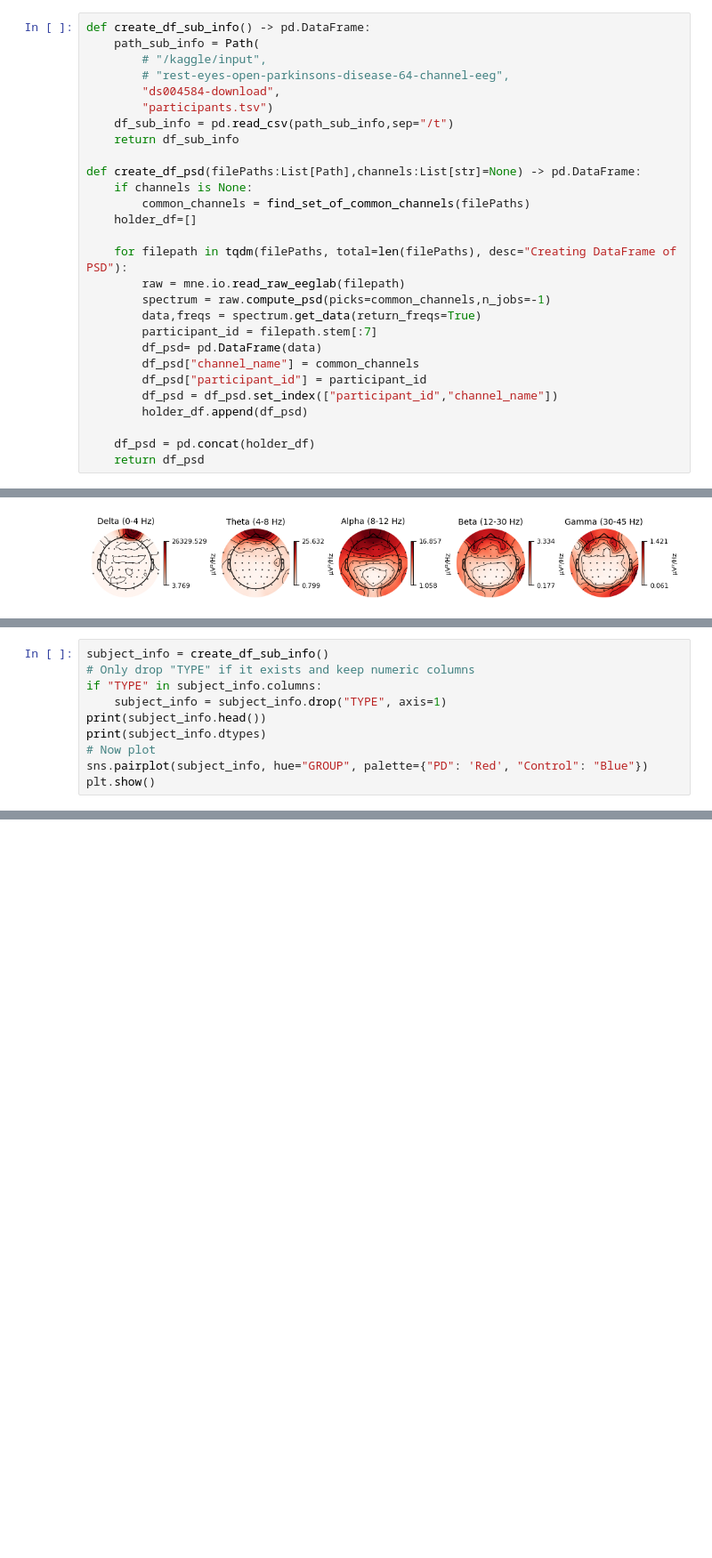
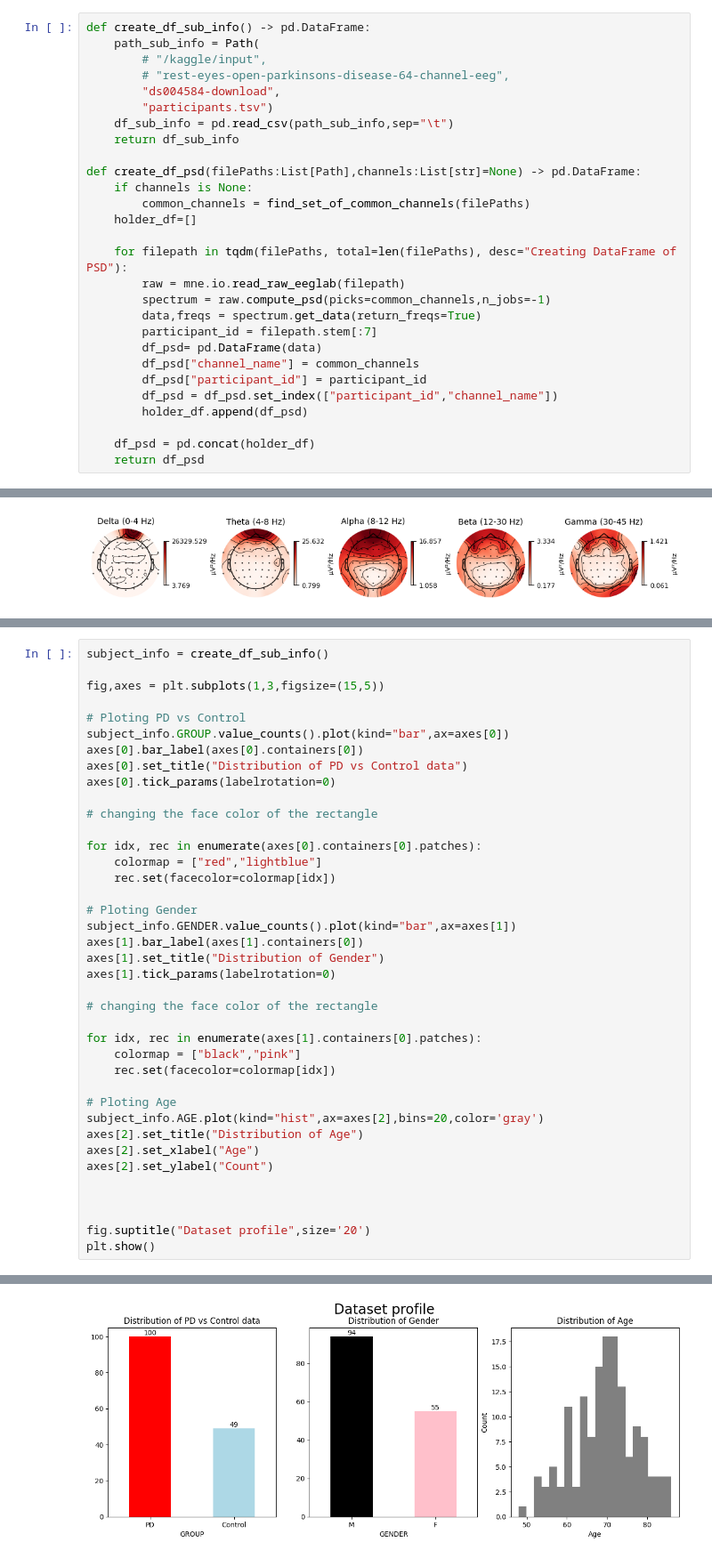
Before and after one commit to Nobi004/Parkinson_disease-EEG_Data_Analysis, a Jupyter notebook: main.ipynb, the cells around one changed output, grey strips where cells are left out. Shown at 89% size. Drawn from its saved outputs; the diff is of its cells as text; blank space fills up the shorter version.

Commit message:
dataset profiles

```diff
--- a/main.ipynb
+++ b/main.ipynb
@@ -128,7 +128,7 @@ def create_df_sub_info() -> pd.DataFrame:
         # "rest-eyes-open-parkinsons-disease-64-channel-eeg",
         "ds004584-download",
         "participants.tsv")
-    df_sub_info = pd.read_csv(path_sub_info,sep="/t")
+    df_sub_info = pd.read_csv(path_sub_info,sep="\t")
     return df_sub_info
 
 def create_df_psd(filePaths:List[Path],channels:List[str]=None) -> pd.DataFrame:
@@ -242,11 +243,40 @@ ValueError: No variables found for grid columns.
 # %%
 subject_info = create_df_sub_info()
-# Only drop "TYPE" if it exists and keep numeric columns
-if "TYPE" in subject_info.columns:
-    subject_info = subject_info.drop("TYPE", axis=1)
-print(subject_info.head())
-print(subject_info.dtypes)
-# Now plot
-sns.pairplot(subject_info, hue="GROUP", palette={"PD": 'Red', "Control": "Blue"})
+
+fig,axes = plt.subplots(1,3,figsize=(15,5))
+
+# Ploting PD vs Control
+subject_info.GROUP.value_counts().plot(kind="bar",ax=axes[0])
+axes[0].bar_label(axes[0].containers[0])
+axes[0].set_title("Distribution of PD vs Control data")
+axes[0].tick_params(labelrotation=0)
+
+# changing the face color of the rectangle
+
+for idx, rec in enumerate(axes[0].containers[0].patches):
+    colormap = ["red","lightblue"]
+    rec.set(facecolor=colormap[idx])
+
+# Ploting Gender
+subject_info.GENDER.value_counts().plot(kind="bar",ax=axes[1])
+axes[1].bar_label(axes[1].containers[0])
+axes[1].set_title("Distribution of Gender")
+axes[1].tick_params(labelrotation=0)
+
+# changing the face color of the rectangle
+
+for idx, rec in enumerate(axes[1].containers[0].patches):
+    colormap = ["black","pink"]
+    rec.set(facecolor=colormap[idx])
+
+# Ploting Age
+subject_info.AGE.plot(kind="hist",ax=axes[2],bins=20,color='gray')
+axes[2].set_title("Distribution of Age")
+axes[2].set_xlabel("Age")
+axes[2].set_ylabel("Count")
+
+
+
+fig.suptitle("Dataset profile",size='20')
 plt.show()
 # %% [output]
@@ -261,0 +283 @@ ValueError: No variables found for grid columns.
+[figure, added]
```
Also changed, not shown: parts of 3 cells of this notebook, 7 other files.
